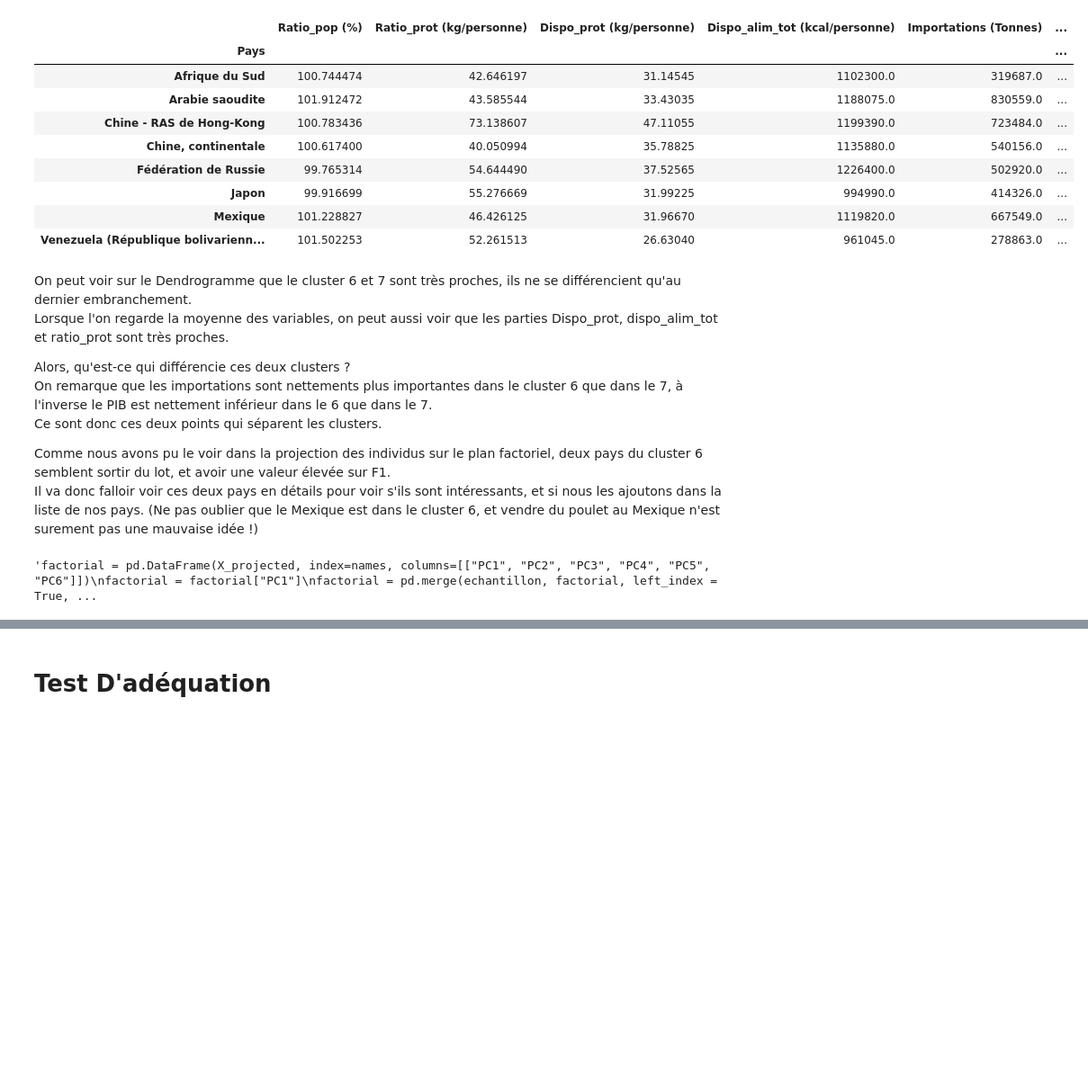
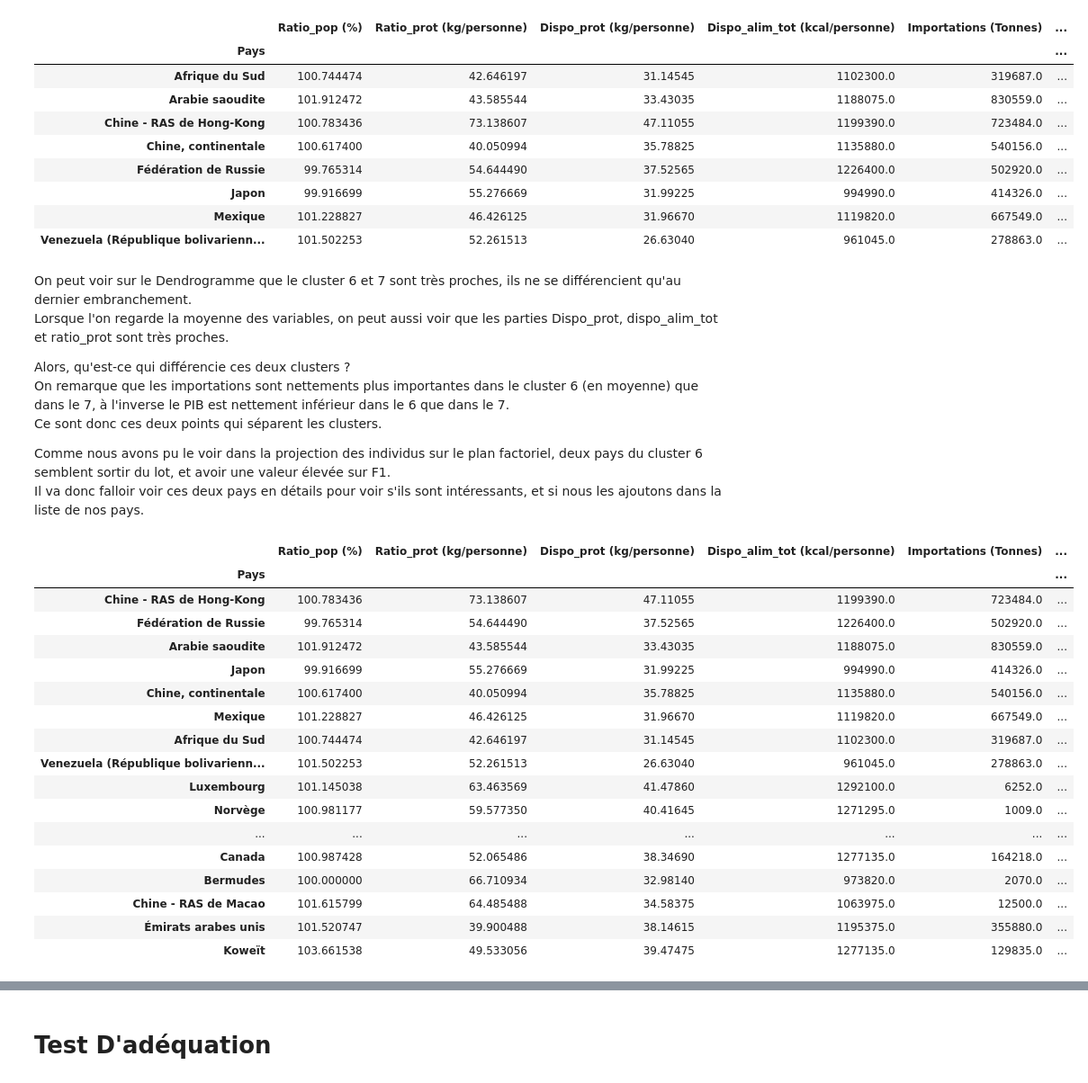
Before and after one commit to Julien-paulet/Projet_5_effectuez_une_etude_de_marche, a Jupyter notebook: Produisez une étude de marché- Main file.ipynb, the cells around one changed output, grey strips where cells are left out. Shown: that part at 90% size. Drawn from its saved outputs; the diff is of its cells as text; code cells hidden in the pictures; blank space fills up the shorter version.

```diff
--- a/Produisez une étude de marché- Main file.ipynb
+++ b/Produisez une étude de marché- Main file.ipynb
@@ -527,16 +527,37 @@ On peut voir sur le Dendrogramme que le cluster 6 et 7 sont très proches, ils n
 Lorsque l'on regarde la moyenne des variables, on peut aussi voir que les parties Dispo_prot, dispo_alim_tot et ratio_prot sont très proches.
 
 Alors, qu'est-ce qui différencie ces deux clusters ? <br/>
-On remarque que les importations sont nettements plus importantes dans le cluster 6 que dans le 7, à l'inverse le PIB est nettement inférieur dans le 6 que dans le 7. <br/>
+On remarque que les importations sont nettements plus importantes dans le cluster 6 (en moyenne) que dans le 7, à l'inverse le PIB est nettement inférieur dans le 6 que dans le 7. <br/>
 Ce sont donc ces deux points qui séparent les clusters.
 
 Comme nous avons pu le voir dans la projection des individus sur le plan factoriel, deux pays du cluster 6 semblent sortir du lot, et avoir une valeur élevée sur F1. <br/>
-Il va donc falloir voir ces deux pays en détails pour voir s'ils sont intéressants, et si nous les ajoutons dans la liste de nos pays. (Ne pas oublier que le Mexique est dans le cluster 6, et vendre du poulet au Mexique n'est surement pas une mauvaise idée !)
+Il va donc falloir voir ces deux pays en détails pour voir s'ils sont intéressants, et si nous les ajoutons dans la liste de nos pays.
 # %%
-"""factorial = pd.DataFrame(X_projected, index=names, columns=[["PC1", "PC2", "PC3", "PC4", "PC5", "PC6"]])
-factorial = factorial["PC1"]
+factorial = pd.DataFrame(X_projected, index=names, columns=["PC1", "PC2", "PC3", "PC4", "PC5", "PC6"])
+factorial = factorial[["PC1", "PC2"]]
 factorial = pd.merge(echantillon, factorial, left_index = True, right_index = True, how = "left")
+factorial = factorial.sort_values(by='PC1', ascending = False)
+factorial_6 = factorial[factorial.Clusters == 6]
+factorial_7 = factorial[factorial.Clusters == 7]
+factorial = factorial_6.append(factorial_7)
 
-factorial"""
+factorial
 # %% [output]
-'factorial = pd.DataFrame(X_projected, index=names, columns=[["PC1", "PC2", "PC3", "PC4", "PC5", "PC6"]])\nfactorial = factorial["PC1"]\nfactorial = pd.merge(echantillon, factorial, left_index = True, ...
+|  | Ratio_pop (%) | Ratio_prot (kg/personne) | Dispo_prot (kg/personne) | Dispo_alim_tot (kcal/personne) | Importations (Tonnes) | ... |
+| Pays |  |  |  |  |  | ... |
+| Chine - RAS de Hong-Kong | 100.783436 | 73.138607 | 47.11055 | 1199390.0 | 723484.0 | ... |
+| Fédération de Russie | 99.765314 | 54.644490 | 37.52565 | 1226400.0 | 502920.0 | ... |
+| Arabie saoudite | 101.912472 | 43.585544 | 33.43035 | 1188075.0 | 830559.0 | ... |
+| Japon | 99.916699 | 55.276669 | 31.99225 | 994990.0 | 414326.0 | ... |
+| Chine, continentale | 100.617400 | 40.050994 | 35.78825 | 1135880.0 | 540156.0 | ... |
+| Mexique | 101.228827 | 46.426125 | 31.96670 | 1119820.0 | 667549.0 | ... |
+| Afrique du Sud | 100.744474 | 42.646197 | 31.14545 | 1102300.0 | 319687.0 | ... |
+| Venezuela (République bolivarienn... | 101.502253 | 52.261513 | 26.63040 | 961045.0 | 278863.0 | ... |
+| Luxembourg | 101.145038 | 63.463569 | 41.47860 | 1292100.0 | 6252.0 | ... |
+| Norvège | 100.981177 | 59.577350 | 40.41645 | 1271295.0 | 1009.0 | ... |
+| ... | ... | ... | ... | ... | ... | ... |
+| Canada | 100.987428 | 52.065486 | 38.34690 | 1277135.0 | 164218.0 | ... |
+| Bermudes | 100.000000 | 66.710934 | 32.98140 | 973820.0 | 2070.0 | ... |
+| Chine - RAS de Macao | 101.615799 | 64.485488 | 34.58375 | 1063975.0 | 12500.0 | ... |
+| Émirats arabes unis | 101.520747 | 39.900488 | 38.14615 | 1195375.0 | 355880.0 | ... |
+| Koweït | 103.661538 | 49.533056 | 39.47475 | 1277135.0 | 129835.0 | ... |
```
Also changed, not shown: parts of 4 cells of this notebook, 1 other file.
